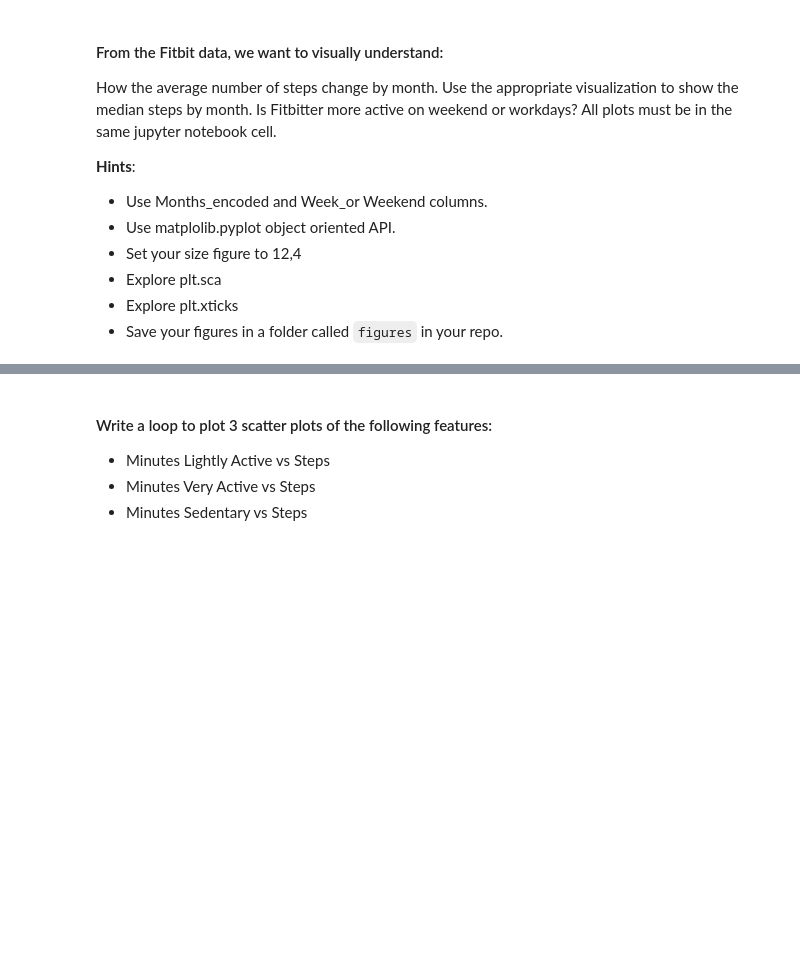
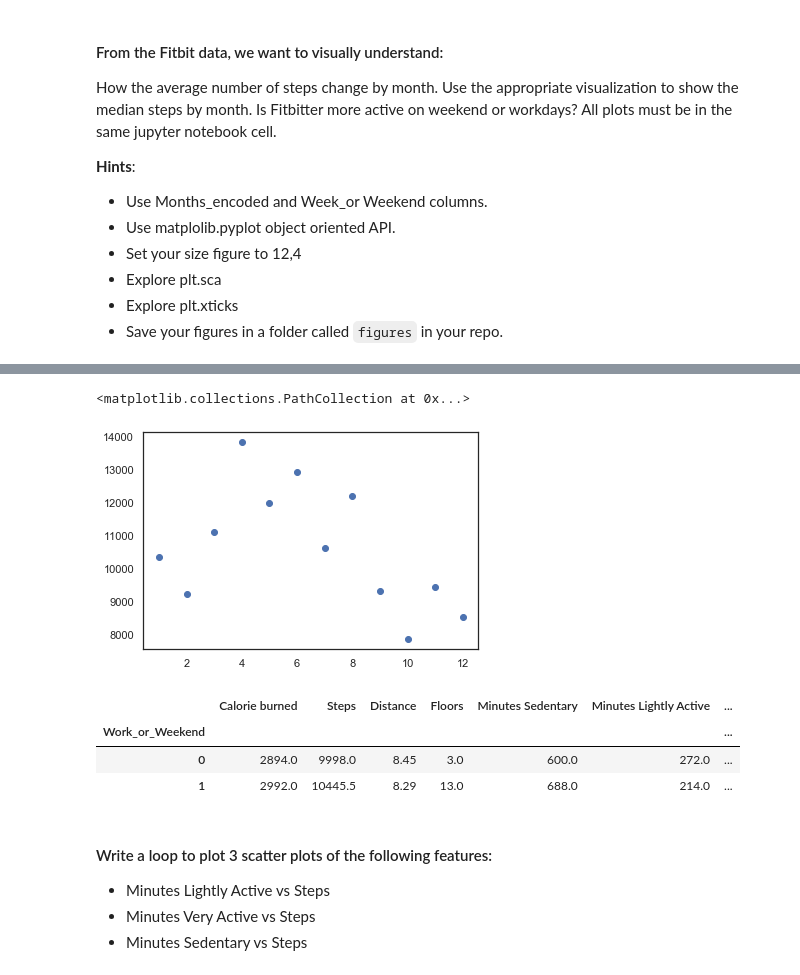
Before and after one commit to srosamont/806_Repo, a Jupyter notebook: Labs/module_2/Matplotlib-Seaborn/your-code/main.ipynb, the cells around one changed output, grey strips where cells are left out. Drawn from its saved outputs; the diff is of its cells as text; code cells hidden in the pictures; blank space fills up the shorter version.

```diff
--- a/Labs/module_2/Matplotlib-Seaborn/your-code/main.ipynb
+++ b/Labs/module_2/Matplotlib-Seaborn/your-code/main.ipynb
@@ -162,10 +184,8 @@ How the average number of steps change by month. Use the appropriate visualizati
 * Save your figures in a folder called `figures` in your repo.
 # %%
 # MEDIAN STEPS BY MONTH_ENCODED
-newdf=fitbit.groupby(['Months_encoded','Work_or_Weekend']).agg('median')
-newdf.Steps
-sns.scatterplot(newdf.index,newdf.Steps)
-
-# MEDIAN STEPS BY WORK_OR_WEEKEND
-# your code here
+newdf=fitbit.groupby('Months_encoded').agg('median')
+newdf.index
+newdf.to_csv('/Users/sandrine/Desktop/Prework/806_Repo/Labs/module_2/Matplotlib-Seaborn/Fitbit2_Month_median.csv')
+newdf
 # %% [output]
@@ -172,0 +206,5 @@ AttributeError: 'MultiIndex' object has no attribute '_data'
+# %%
+plt.scatter(newdf.index,newdf.Steps)
+# %% [output]
+<matplotlib.collections.PathCollection at 0x...>
+[figure, added]
@@ -173,3 +214,12 @@ AttributeError: 'MultiIndex' object has no attribute '_data'
+# %%
+df2=fitbit.groupby('Work_or_Weekend').agg('median')
+df2.to_csv('/Users/sandrine/Desktop/Prework/806_Repo/Labs/module_2/Matplotlib-Seaborn/Fitbit2_median_workdays.csv')
+df2
+# %% [output]
+|  | Calorie burned | Steps | Distance | Floors | Minutes Sedentary | Minutes Lightly Active | ... |
+| Work_or_Weekend |  |  |  |  |  |  | ... |
+| 0 | 2894.0 | 9998.0 | 8.45 | 3.0 | 600.0 | 272.0 | ... |
+| 1 | 2992.0 | 10445.5 | 8.29 | 13.0 | 688.0 | 214.0 | ... |
 # %% [markdown]
 #### Write a loop to plot 3 scatter plots of the following features:
 
```
Also changed, not shown: parts of 41 cells of this notebook.
